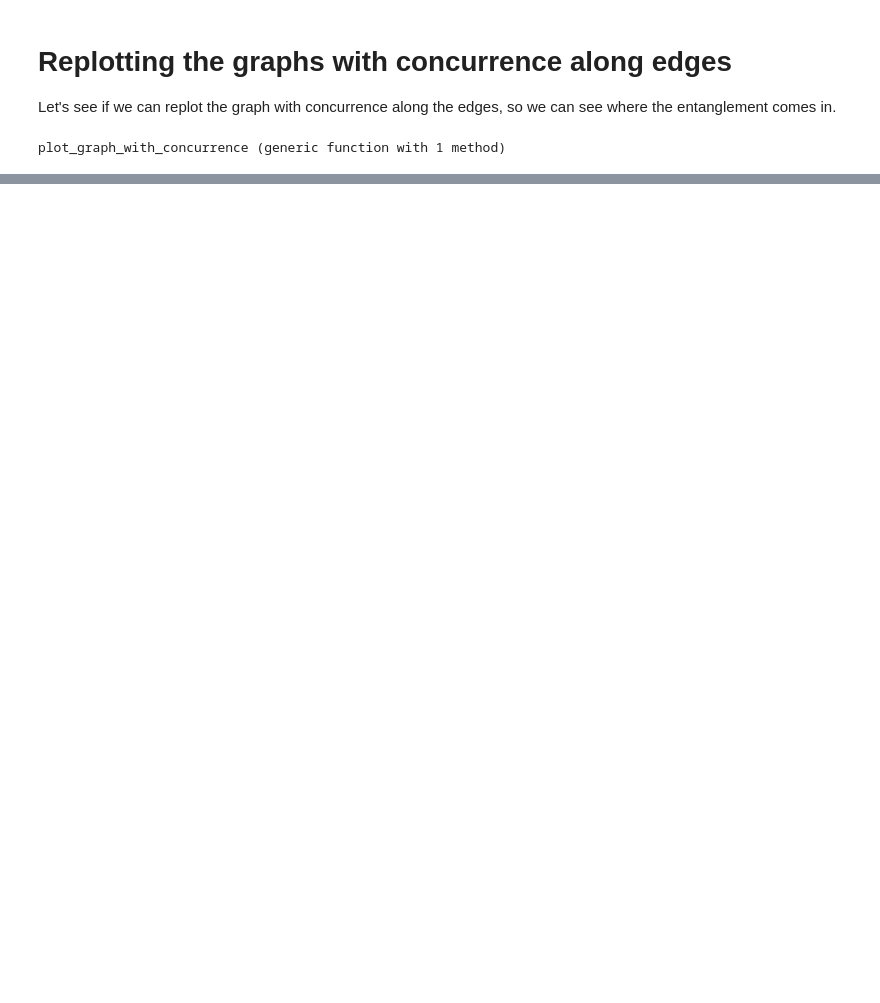
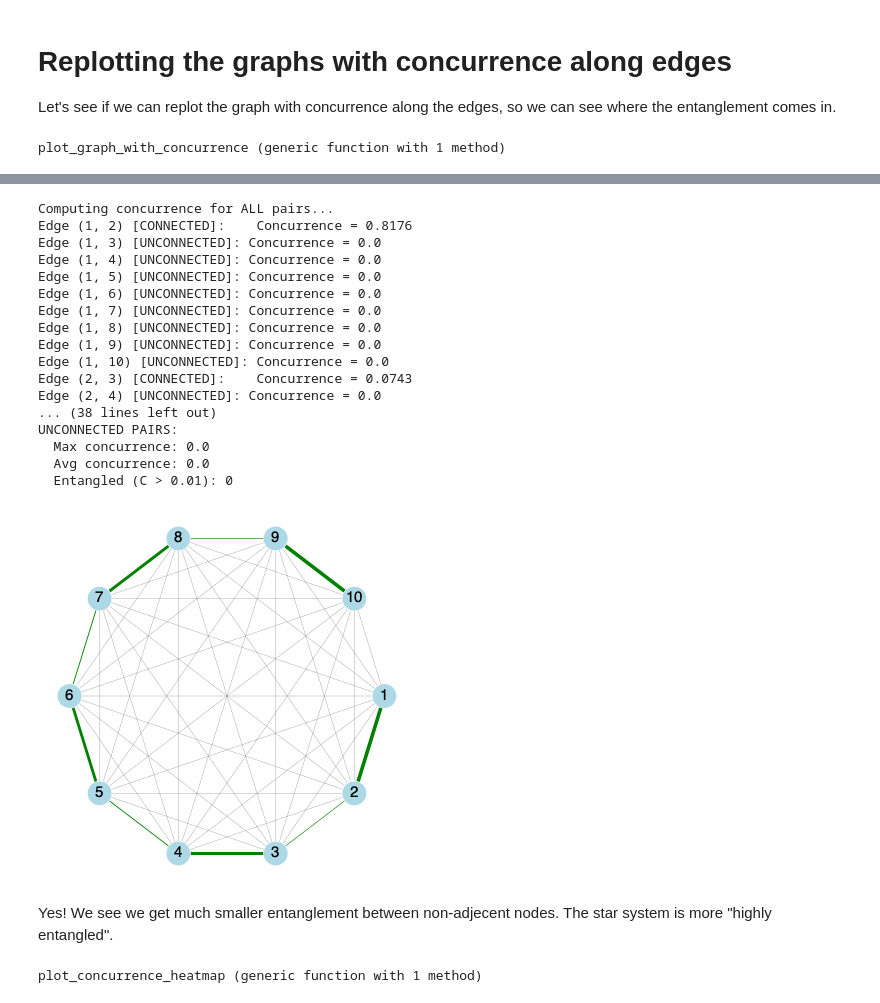
Before and after one commit to jamesnrolfe/MSci-Project, a Jupyter notebook: james/star_representation/stars.ipynb, the cells around one changed output, grey strips where cells are left out. Saved outputs shown, nothing was run; the diff lists cells and outputs as text; code cells hidden in the pictures; blank space fills up the shorter version.

```diff
--- a/james/star_representation/stars.ipynb
+++ b/james/star_representation/stars.ipynb
@@ -529,0 +556,74 @@ Edge (4, 5) [UNCONNECTED]: Concurrence = 0.2543
+# %%
+g = plot_graph_with_concurrence(wam_chain, ψ_gs_chain, sites_chain)
+display(g)
+using Compose
+draw(PNG("chain_conc_graph.png", 16cm, 12cm), g)
+# %% [output]
+Computing concurrence for ALL pairs...
+Edge (1, 2) [CONNECTED]:    Concurrence = 0.8176
+Edge (1, 3) [UNCONNECTED]: Concurrence = 0.0
+Edge (1, 4) [UNCONNECTED]: Concurrence = 0.0
+Edge (1, 5) [UNCONNECTED]: Concurrence = 0.0
+Edge (1, 6) [UNCONNECTED]: Concurrence = 0.0
+Edge (1, 7) [UNCONNECTED]: Concurrence = 0.0
+Edge (1, 8) [UNCONNECTED]: Concurrence = 0.0
+Edge (1, 9) [UNCONNECTED]: Concurrence = 0.0
+Edge (1, 10) [UNCONNECTED]: Concurrence = 0.0
+Edge (2, 3) [CONNECTED]:    Concurrence = 0.0743
+Edge (2, 4) [UNCONNECTED]: Concurrence = 0.0
+... (38 lines left out)
+UNCONNECTED PAIRS:
+  Max concurrence: 0.0
+  Avg concurrence: 0.0
+  Entangled (C > 0.01): 0
+[figure, added]
+# %% [markdown]
+Yes! We see we get much smaller entanglement between non-adjecent nodes. The star system is more "highly entangled".
+# %%
+using Plots
+
+function plot_concurrence_heatmap(adj_mat, psi_gs, sites; title_suffix="")
+
+    N = size(adj_mat, 1)
+
+    # Initialize concurrence matrix
+    concurrence_matrix = zeros(Float64, N, N)
+
+    println("Computing all pairwise concurrences...")
+
+    # Compute concurrence for all pairs
+    for i in 1:N
+        for j in 1:N
+            if i == j
+                # Diagonal: no self-entanglement
+                concurrence_matrix[i, j] = 0.0
+            elseif i < j
+                # Compute concurrence for pair (i,j)
+                ρ_ij = compute_reduced_density_matrix(psi_gs, sites, i, j)
+                C_ij = compute_concurrence(ρ_ij)
+                concurrence_matrix[i, j] = C_ij
+                concurrence_matrix[j, i] = C_ij  # Symmetric
+
+            end
+        end
+    end
+
+    # Create the heatmap
+    p = heatmap(concurrence_matrix,
+                xlabel="Site j",
+                ylabel="Site i",
+                title="Concurrence Heatmap $title_suffix",
+                color=:viridis,
+                aspect_ratio=:equal,
+                size=(400, 400))
+
+    # Add site labels
+    plot!(p, xticks=1:N, yticks=1:N)
+
+    # Add colorbar title
+    plot!(p, colorbar_title="Concurrence")
+
+    return p, concurrence_matrix
+end
+# %% [output]
+plot_concurrence_heatmap (generic function with 1 method)
```
Also changed, not shown: parts of 66 cells of this notebook, 14 other files.
